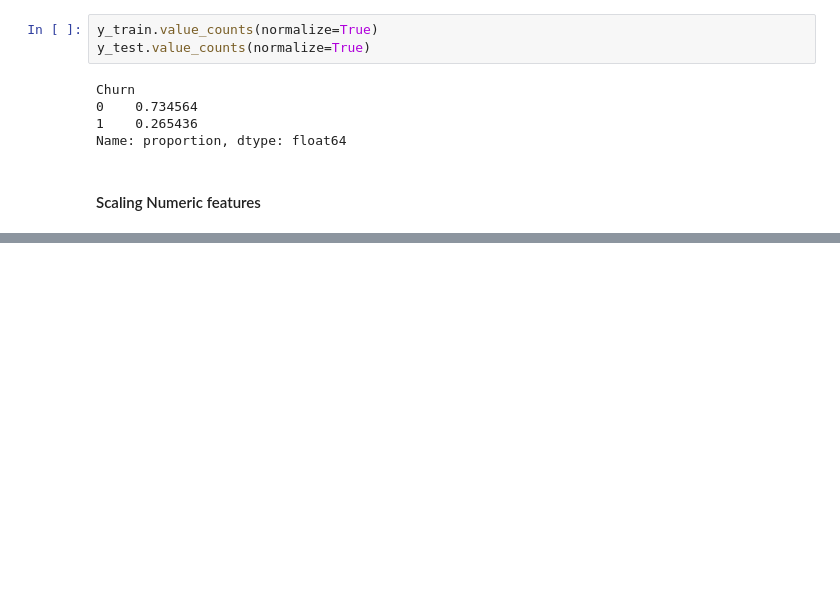
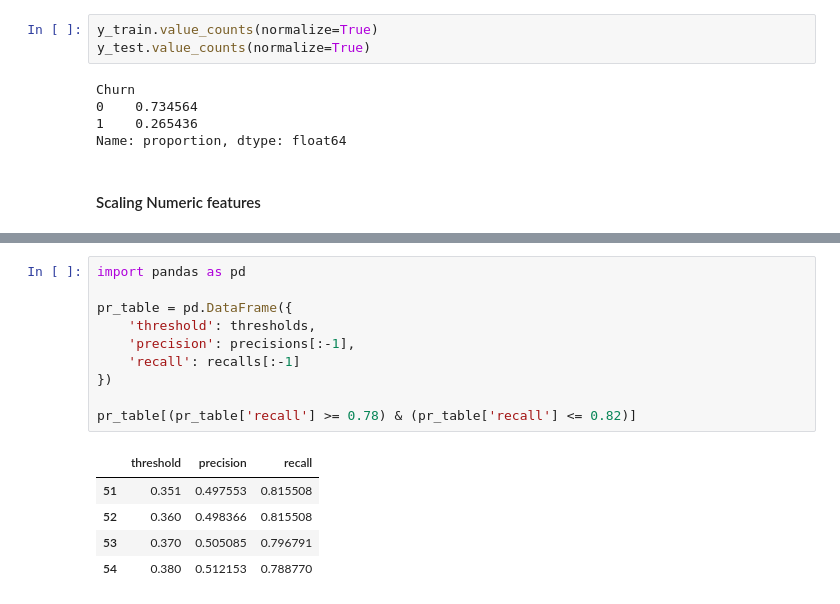
Before and after one commit to nb-acharya/customer_churn_prediction, a Jupyter notebook: notebooks/03_preprocessing_modeling.ipynb, the cells around one changed output, grey strips where cells are left out. Drawn from its saved outputs; the diff is of its cells as text; blank space fills up the shorter version.

```diff
--- a/notebooks/03_preprocessing_modeling.ipynb
+++ b/notebooks/03_preprocessing_modeling.ipynb
@@ -67,0 +151,16 @@ df.columns.tolist()
+# %%
+import pandas as pd
+
+pr_table = pd.DataFrame({
+    'threshold': thresholds,
+    'precision': precisions[:-1],
+    'recall': recalls[:-1]
+})
+
+pr_table[(pr_table['recall'] >= 0.78) & (pr_table['recall'] <= 0.82)]
+# %% [output]
+|  | threshold | precision | recall |
+| 51 | 0.351 | 0.497553 | 0.815508 |
+| 52 | 0.360 | 0.498366 | 0.815508 |
+| 53 | 0.370 | 0.505085 | 0.796791 |
+| 54 | 0.380 | 0.512153 | 0.788770 |
```
Also changed, not shown: parts of 13 cells of this notebook, 3 other files.
